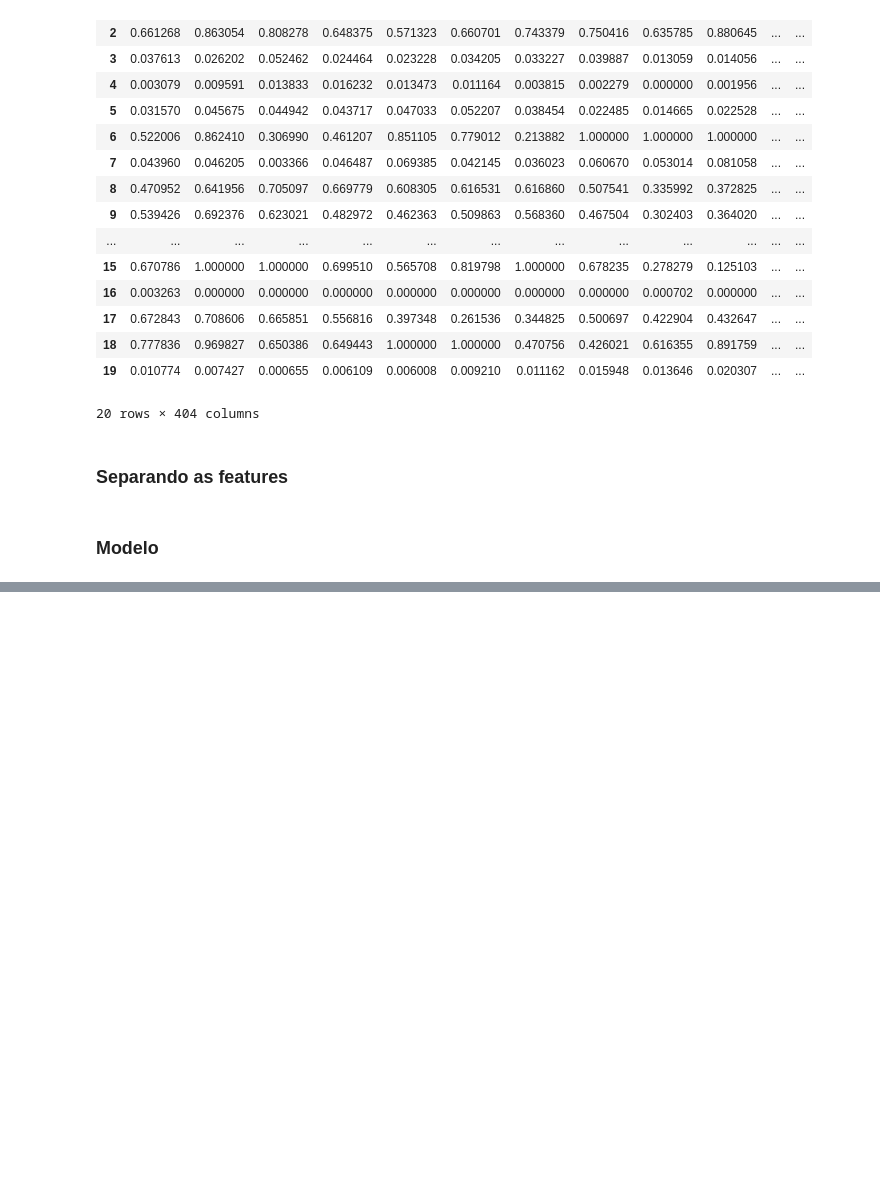
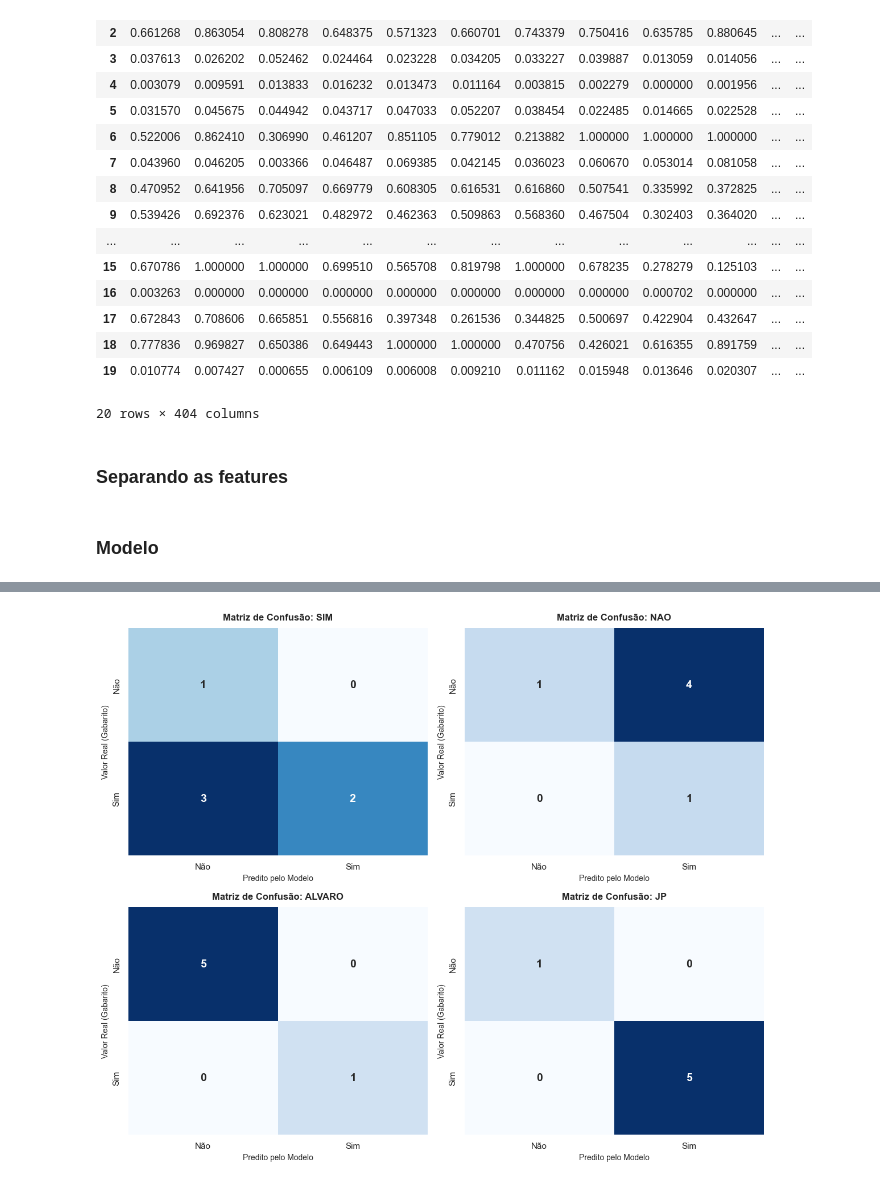
Before and after one commit to joaopedroFA/Redes-Neurais-Artificiais, a Jupyter notebook: experimentacao.ipynb, the cells around one changed output, grey strips where cells are left out. Saved outputs shown, nothing was run; the diff lists cells and outputs as text; code cells hidden in the pictures; blank space fills up the shorter version.

```diff
--- a/experimentacao.ipynb
+++ b/experimentacao.ipynb
@@ -471,0 +492,43 @@ Desvio Padrão: 0.1871
+# %%
+# 1. Gerar as predições binárias (0 ou 1) usando o modelo treinado
+# (Certifique-se de rodar este bloco logo após o rna.fit(X_train, y_train))
+y_pred = rna.predict(X_test)
+
+# 2. Calcula as matrizes de confusão para todas as classes de uma vez
+matrizes = multilabel_confusion_matrix(y_test, y_pred)
+
+# Nomes das classes para os títulos
+label_names = ['sim', 'nao', 'alvaro', 'jp']
+
+# 3. Criando a estrutura de Subplots (Grade 2x2)
+fig, axes = plt.subplots(2, 2, figsize=(12, 10))
+axes = axes.flatten()
+
+for i, label in enumerate(label_names):
+    ax = axes[i]
+
+    # Plota a matriz de confusão da classe atual como um mapa de calor
+    sns.heatmap(
+        matrizes[i],
+        annot=True,          # Mostra os números dentro dos quadrados
+        fmt='d',             # Exibe como números inteiros
+        cmap='Blues',        # Tons de azul
+        cbar=False,          # Remove a barra lateral de cores
+        annot_kws={"size": 14, "weight": "bold"}, # Aumenta a fonte dos números
+        ax=ax
+    )
+
+    # Configurações de rótulos e títulos para cada quadrante
+    ax.set_title(f'Matriz de Confusão: {label.upper()}', fontsize=12, fontweight='bold', pad=10)
+    ax.set_xlabel('Predito pelo Modelo', fontsize=10)
+    ax.set_ylabel('Valor Real (Gabarito)', fontsize=10)
+
+    # Ajusta os nomes dos eixos (0 = Não pertence à classe, 1 = Pertence)
+    ax.set_xticklabels(['Não', 'Sim'], fontsize=11)
+    ax.set_yticklabels(['Não', 'Sim'], fontsize=11)
+
+# Ajusta o espaçamento para não cortar nenhum texto
+plt.tight_layout()
+plt.show()
+# %% [output]
+[figure, added]
```
Also changed, not shown: parts of 6 cells of this notebook.
